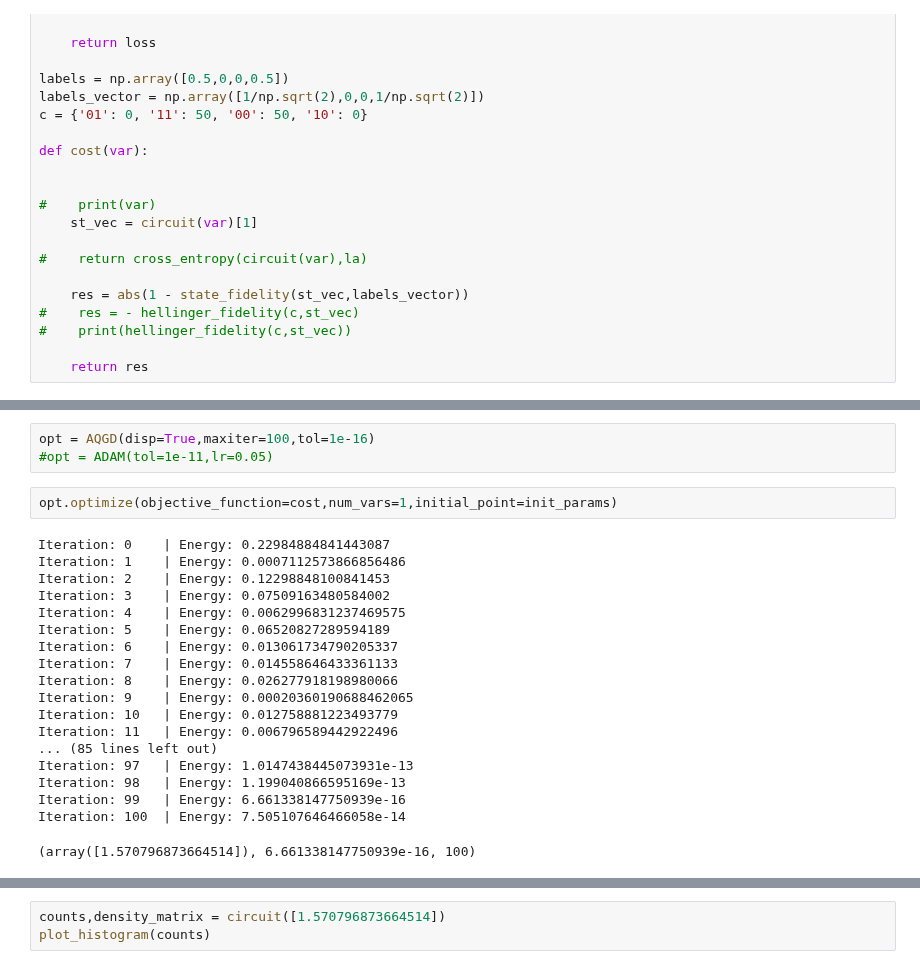
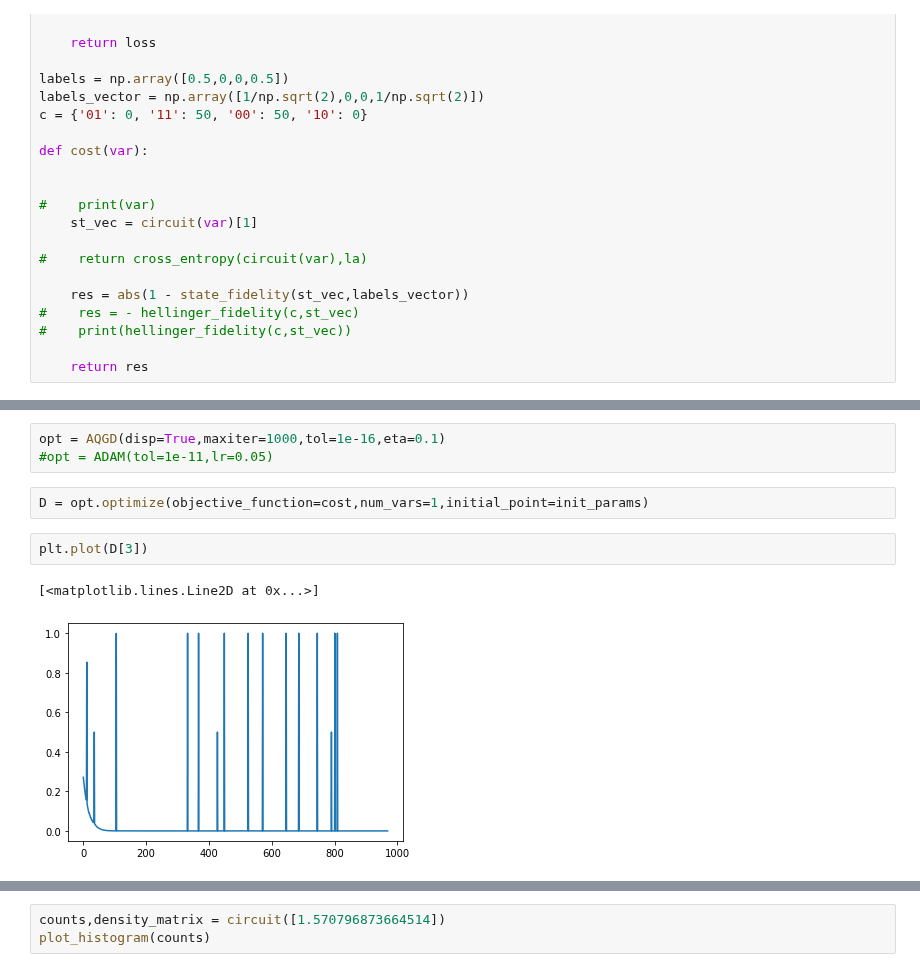
Before and after one commit to kareem1925/Ismailia-school-of-AI, a Jupyter notebook: machine learning for classifying quantum states/Qiskit code for learning Q states.ipynb, the cells around one changed output, grey strips where cells are left out. Saved outputs shown, nothing was run; the diff lists cells and outputs as text.

```diff
--- a/machine learning for classifying quantum states/Qiskit code for learning Q states.ipynb
+++ b/machine learning for classifying quantum states/Qiskit code for learning Q states.ipynb
@@ -127,24 +144,10 @@ print(cost(init_params))
 # %%
-opt = AQGD(disp=True,maxiter=100,tol=1e-16)
+opt = AQGD(disp=True,maxiter=1000,tol=1e-16,eta=0.1)
 #opt = ADAM(tol=1e-11,lr=0.05)
 # %%
-opt.optimize(objective_function=cost,num_vars=1,initial_point=init_params)
+D = opt.optimize(objective_function=cost,num_vars=1,initial_point=init_params)
-# %% [output]
-Iteration: 0    | Energy: 0.22984884841443087
-Iteration: 1    | Energy: 0.0007112573866856486
-Iteration: 2    | Energy: 0.12298848100841453
-Iteration: 3    | Energy: 0.07509163480584002
-Iteration: 4    | Energy: 0.0062996831237469575
-Iteration: 5    | Energy: 0.06520827289594189
-Iteration: 6    | Energy: 0.013061734790205337
-Iteration: 7    | Energy: 0.014558646433361133
-Iteration: 8    | Energy: 0.026277918198980066
-Iteration: 9    | Energy: 0.00020360190688462065
-Iteration: 10   | Energy: 0.012758881223493779
-Iteration: 11   | Energy: 0.006796589442922496
-... (85 lines left out)
-Iteration: 97   | Energy: 1.0147438445073931e-13
-Iteration: 98   | Energy: 1.199040866595169e-13
-Iteration: 99   | Energy: 6.661338147750939e-16
-Iteration: 100  | Energy: 7.505107646466058e-14
-(array([1.570796873664514]), 6.661338147750939e-16, 100)
+# %%
+plt.plot(D[3])
+# %% [output]
+[<matplotlib.lines.Line2D at 0x...>]
+[figure, added]
```
Also changed, not shown: parts of 7 cells of this notebook.
